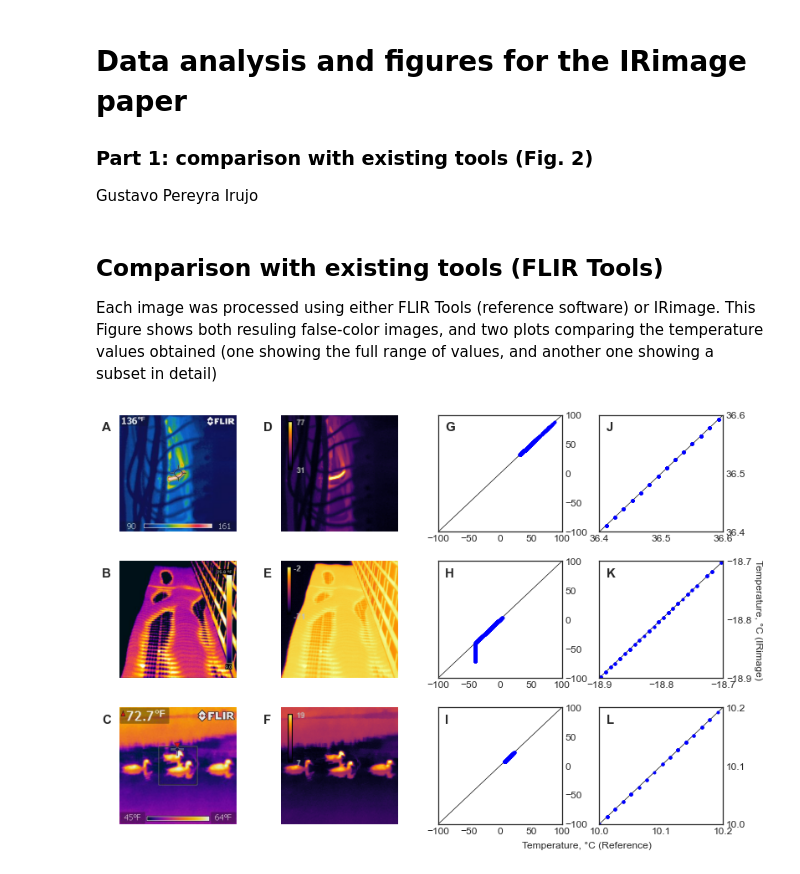
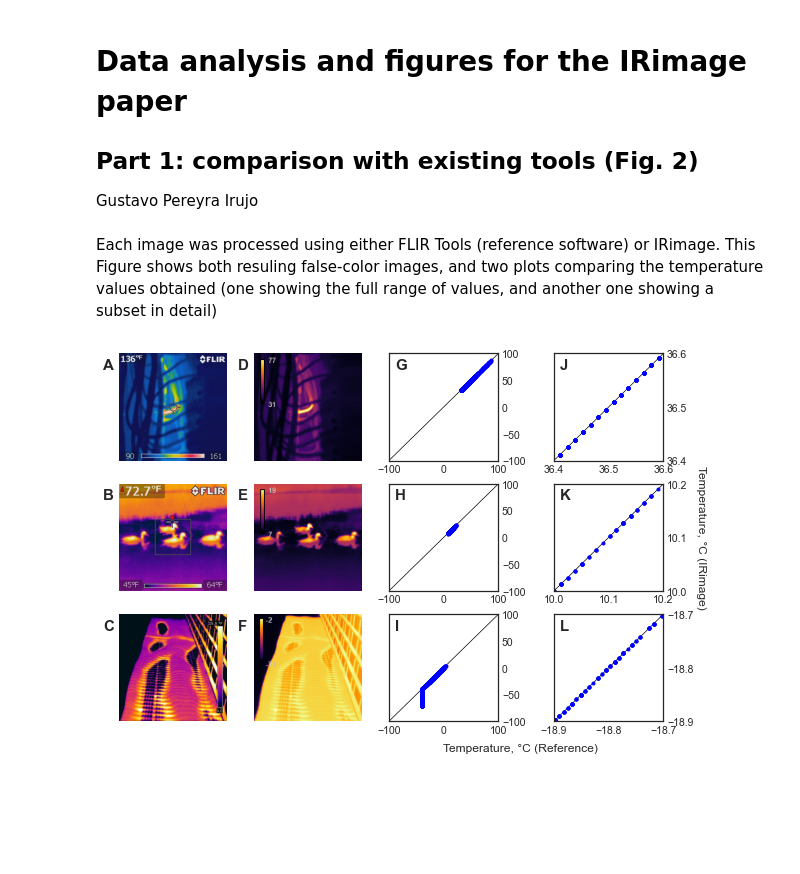
Before and after one commit to gpereyrairujo/IRimage_paper, a Jupyter notebook: comparison_with_flir_tools/analysis_and_figures/analysis_and_figures.ipynb, the cells around one changed output. Cells and saved outputs as stored; diff of their text form; code cells hidden in the pictures; blank space fills up the shorter version.

Commit message:
changed figure size and layout

```diff
--- a/comparison_with_flir_tools/analysis_and_figures/analysis_and_figures.ipynb
+++ b/comparison_with_flir_tools/analysis_and_figures/analysis_and_figures.ipynb
@@ -1,7 +1,7 @@
 # %% [markdown]
 # Data analysis and figures for the IRimage paper
 
-### Part 1: comparison with existing tools (Fig. 2)
+## Part 1: comparison with existing tools (Fig. 2)
 
 Gustavo Pereyra Irujo
 # %%
@@ -12,16 +12,14 @@ import matplotlib.image as mpimg
 plt.style.use('seaborn-white')
 plt.rcParams['lines.linewidth'] = 3
 plt.rcParams["legend.loc"] = 'best'
-plt.rcParams["xtick.labelsize"] = 12
-plt.rcParams["ytick.labelsize"] = 12
+plt.rcParams["xtick.labelsize"] = 10.5
+plt.rcParams["ytick.labelsize"] = 10.5
 plt.rcParams["axes.labelsize"] = 12
 # %% [markdown]
-## Comparison with existing tools (FLIR Tools)
-
 Each image was processed using either FLIR Tools (reference software) or IRimage. This Figure shows both resuling false-color images, and two plots comparing the temperature values obtained (one showing the full range of values, and another one showing a subset in detail)
 # %%
 # images to be processed
-image_list = {'200_deg_neutral', '20120726211114!Thermal_image_of_four_ducks_swimming', 'Aqua_Tower_thermal_imaging'}
+image_list = ['200_deg_neutral', '20120726211114!Thermal_image_of_four_ducks_swimming', 'Aqua_Tower_thermal_imaging']
 n_images = len(image_list)
 flir_tools_data_folder  = '../csv/'
 irimage_data_folder     = '../text/'
@@ -29,8 +27,8 @@ flir_tools_image_folder = '../'
 irimage_image_folder    = '../color/'
 
 # create figure
-fig = plt.figure(figsize=(13, 3*n_images))
-gs = fig.add_gridspec(n_images, 4, hspace=0.25, wspace=0.3)
+fig = plt.figure(figsize=(8.4, 1.9*n_images), constrained_layout=True)
+gs = fig.add_gridspec(n_images, 4, hspace=0.04, wspace=0.1)
 axs = gs.subplots()
 
 # loop through all the images
@@ -82,34 +80,34 @@ for i, image_filename in enumerate(image_list):
     axs[i, 3].plot([min,max], [min,max], '-k', linewidth=0.7)
     # plot data
     axs[i, 3].plot(flir_tools_values, irimage_values, 'ob', markersize=3)
     # axes limits
     axs[i, 3].set_xlim(min, max)
     axs[i, 3].set_xticks([min, mean, max])
     axs[i, 3].set_ylim(min, max)
     axs[i, 3].set_yticks([min, mean, max])
     axs[i, 3].yaxis.tick_right()
 
     ## subplot letters
 
     axs[i,0].set_title(chr(65           +i), x=-0.15, y=0.9, ha='left', va='top', fontsize=15, fontweight='bold')
     axs[i,1].set_title(chr(65+n_images  +i), x=-0.15, y=0.9, ha='left', va='top', fontsize=15, fontweight='bold')
     axs[i,2].set_title(chr(65+n_images*2+i), x=0.055, y=0.9, ha='left', va='top', fontsize=15, fontweight='bold')
     axs[i,3].set_title(chr(65+n_images*3+i), x=0.055, y=0.9, ha='left', va='top', fontsize=15, fontweight='bold')
 
 
 # set y-axis label in the middle
 middle_plot = int((n_images+1)/2)-1
 axs[middle_plot, 3].set_ylabel('Temperature, °C (IRimage)', rotation=-90)
 if (((n_images+1)/2) % 2) != 0:
-    axs[middle_plot, 3].yaxis.set_label_coords(1.25,-0.11)
+    axs[middle_plot, 3].yaxis.set_label_coords(1.3,-0.11)
 else:
-    axs[middle_plot, 3].yaxis.set_label_coords(1.25,0.5)
+    axs[middle_plot, 3].yaxis.set_label_coords(1.3,0.5)
 
 # set x-axis label in the middle
 axs[n_images-1, 2].set_xlabel('Temperature, °C (Reference)')
-axs[n_images-1, 2].xaxis.set_label_coords(1.2,-0.15)
+axs[n_images-1, 2].xaxis.set_label_coords(1.2,-0.2)
 
 # save figure
 plt.savefig('../../figures/Figure_2.png', bbox_inches = 'tight', pad_inches = 0.1, dpi=240)
 # %% [output]
-[figure, old version]
+[figure, new version]
```
Also changed, not shown: 2 other files.
